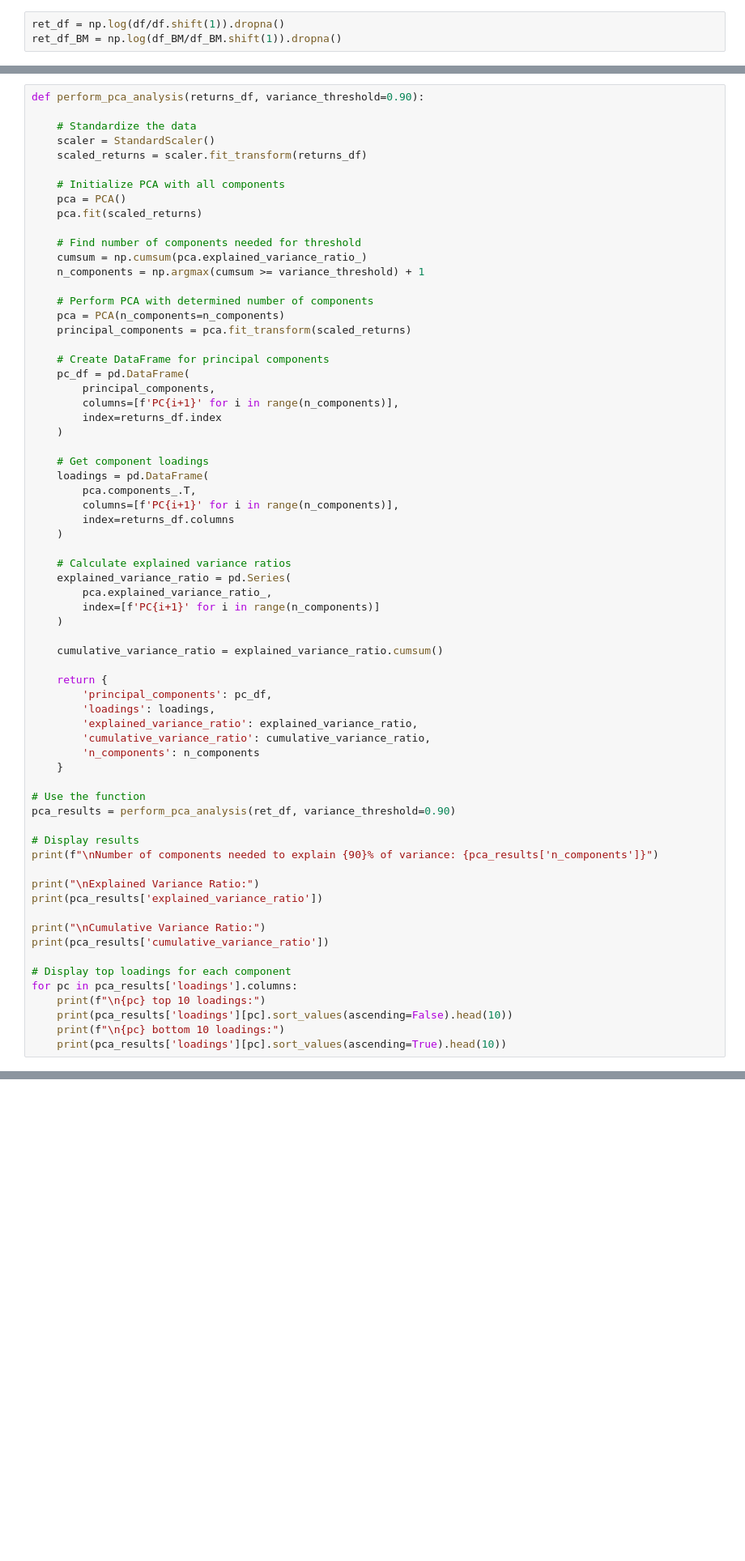
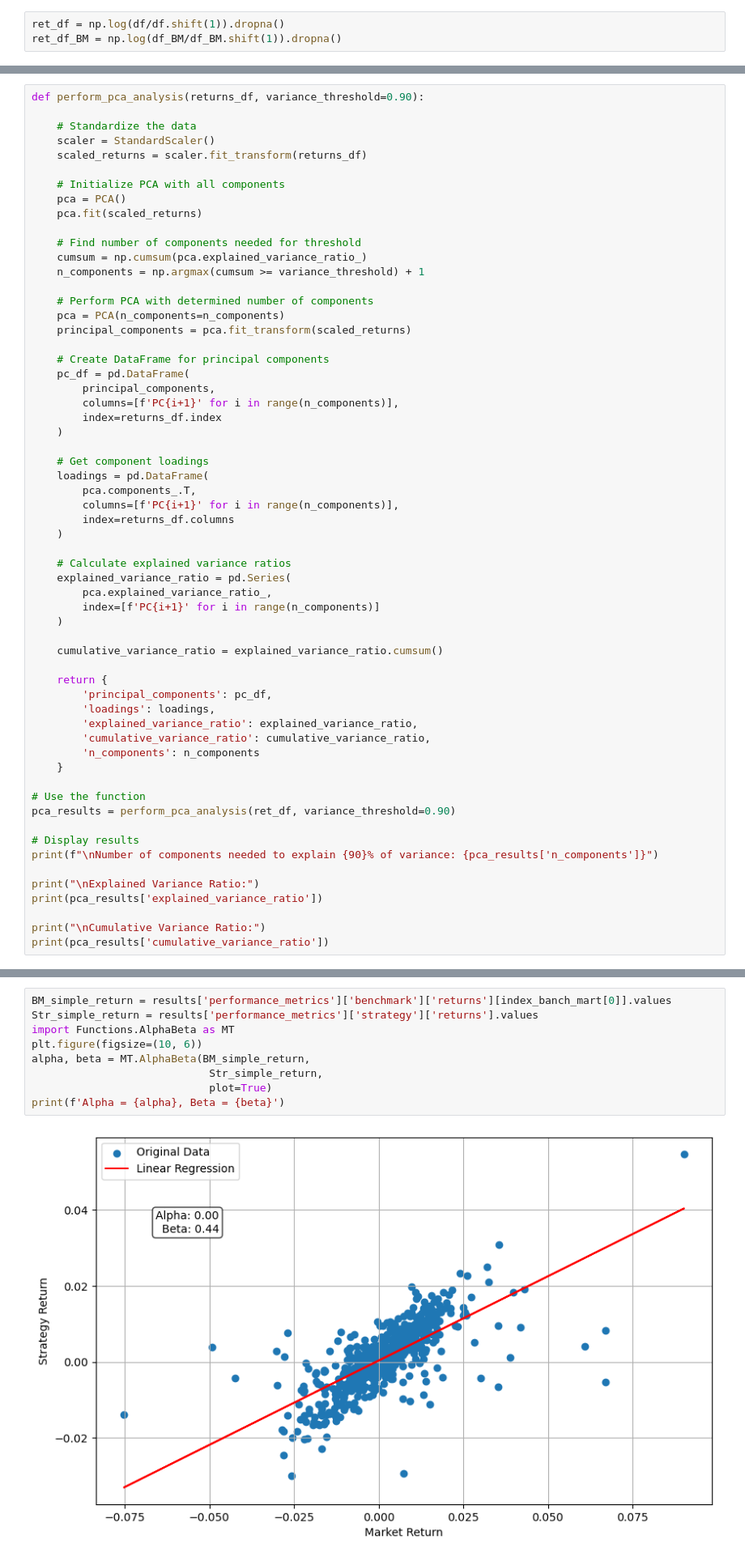
Before and after one commit to SzeLok0305/Portfolio_theory, a Jupyter notebook: PCA.ipynb, the cells around one changed output, grey strips where cells are left out. Shown at 81% size. Saved outputs shown, nothing was run; the diff lists cells and outputs as text; blank space fills up the shorter version.

Commit message:
We have new strategy!

```diff
--- a/PCA.ipynb
+++ b/PCA.ipynb
@@ -150,11 +154,4 @@ print(pca_results['explained_variance_ratio'])
 
 print("\nCumulative Variance Ratio:")
 print(pca_results['cumulative_variance_ratio'])
-
-# Display top loadings for each component
-for pc in pca_results['loadings'].columns:
-    print(f"\n{pc} top 10 loadings:")
-    print(pca_results['loadings'][pc].sort_values(ascending=False).head(10))
-    print(f"\n{pc} bottom 10 loadings:")
-    print(pca_results['loadings'][pc].sort_values(ascending=True).head(10))
 # %% [output]
@@ -344,0 +353,11 @@ Sharpe Ratio: 1.2093
+# %%
+BM_simple_return = results['performance_metrics']['benchmark']['returns'][index_banch_mart[0]].values
+Str_simple_return = results['performance_metrics']['strategy']['returns'].values
+import Functions.AlphaBeta as MT
+plt.figure(figsize=(10, 6))
+alpha, beta = MT.AlphaBeta(BM_simple_return,
+                            Str_simple_return,
+                            plot=True)
+print(f'Alpha = {alpha}, Beta = {beta}')
+# %% [output]
+[figure, added]
```
Also changed, not shown: parts of 9 cells of this notebook, 1 other file.
